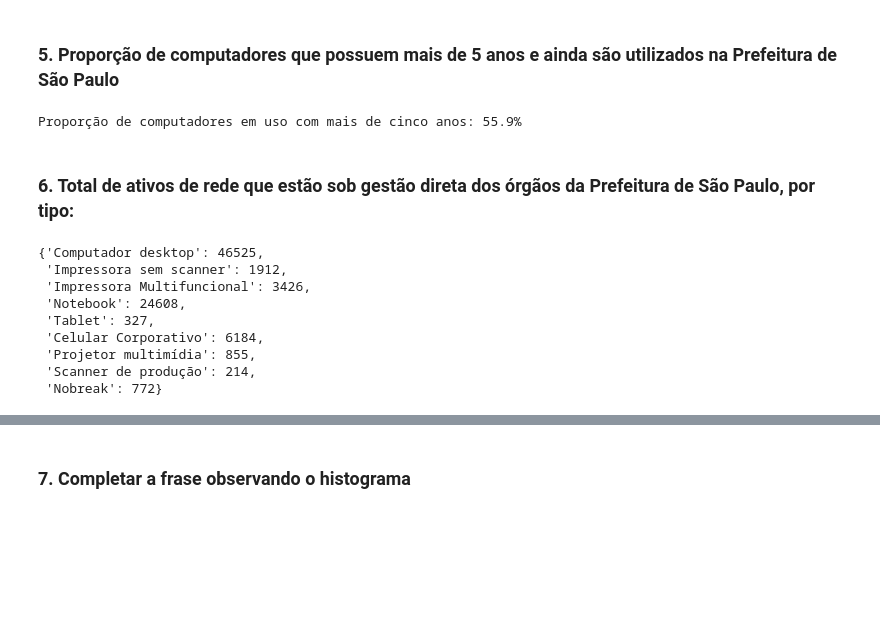
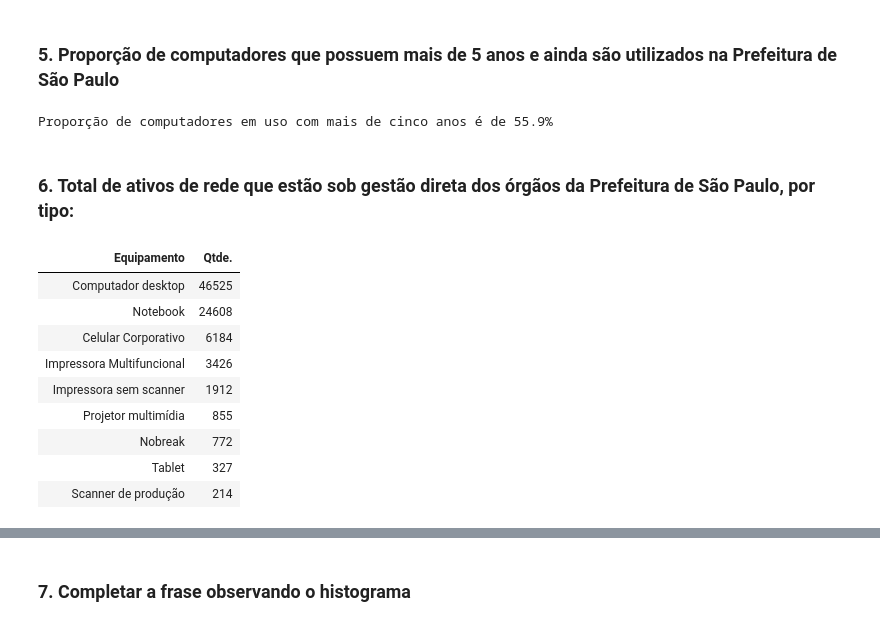
Before and after one commit to ihaveonesun/s_analysis_2K24, a Jupyter notebook: data_analysis.ipynb, the cells around one changed output, grey strips where cells are left out. Drawn from its saved outputs; the diff is of its cells as text; code cells hidden in the pictures; blank space fills up the shorter version.

```diff
--- a/data_analysis.ipynb
+++ b/data_analysis.ipynb
@@ -51,9 +59,9 @@ inserviveis = dados['Q604[SQ001]'].sum()
 
 total_em_uso = (locados + proprios) - inserviveis
 # %%
-print('Proporção de computadores em uso com mais de cinco anos: {:.1f}%'.format(proprios_5_anos*100/total_em_uso))
+print('Proporção de computadores em uso com mais de cinco anos é de {:.1f}%'.format(proprios_5_anos*100/total_em_uso))
 # %% [output]
-Proporção de computadores em uso com mais de cinco anos: 55.9%
+Proporção de computadores em uso com mais de cinco anos é de 55.9%
 # %% [markdown]
 ### 6. Total de ativos de rede que estão sob gestão direta dos órgãos da Prefeitura de São Paulo, por tipo:
 # %%
@@ -80,14 +88,18 @@ for i, column in enumerate(list_columns):
         list_sums.append(int(dados[column].sum() + dados[list_columns[i+1]].sum()))
 
 dict_totais_ativos_rede = dict(zip(list_labels, list_sums))
-dict_totais_ativos_rede
-# %% [output]
-{'Computador desktop': 46525,
- 'Impressora sem scanner': 1912,
- 'Impressora Multifuncional': 3426,
- 'Notebook': 24608,
- 'Tablet': 327,
- 'Celular Corporativo': 6184,
- 'Projetor multimídia': 855,
- 'Scanner de produção': 214,
- 'Nobreak': 772}
+# %%
+ativos_rede_df = pd.DataFrame(dict_totais_ativos_rede.items(), columns=['Equipamento', 'Qtde.'])
+ativos_rede_df.sort_values(by='Qtde.', ascending=False, inplace=True)
+set_style_df2(ativos_rede_df)
+# %% [output]
+| Equipamento | Qtde. |
+| Computador desktop | 46525 |
+| Notebook | 24608 |
+| Celular Corporativo | 6184 |
+| Impressora Multifuncional | 3426 |
+| Impressora sem scanner | 1912 |
+| Projetor multimídia | 855 |
+| Nobreak | 772 |
+| Tablet | 327 |
+| Scanner de produção | 214 |
```
Also changed, not shown: parts of 9 cells of this notebook.
